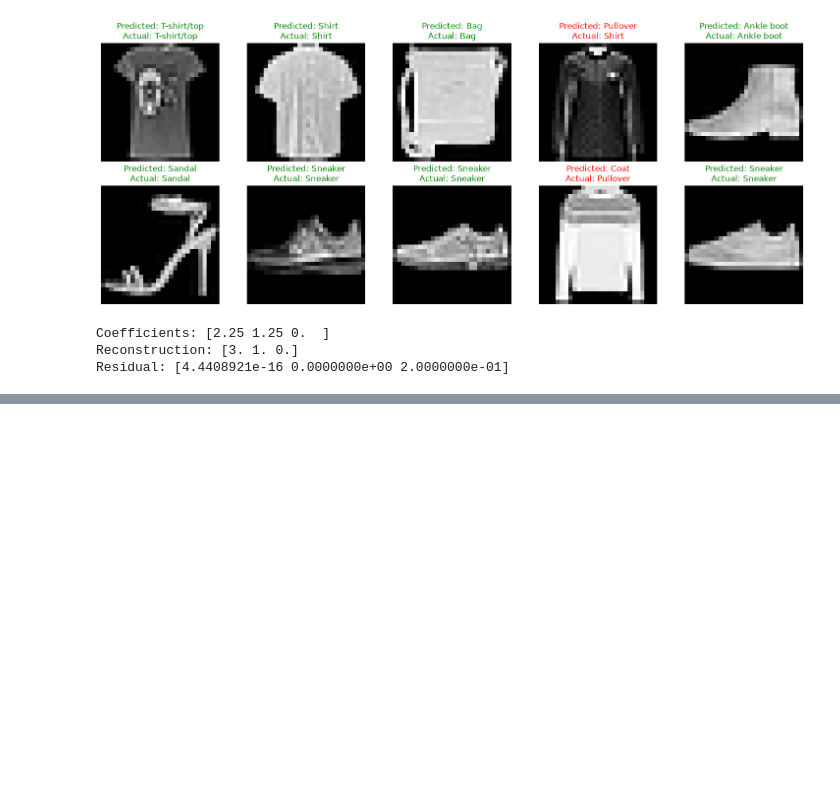
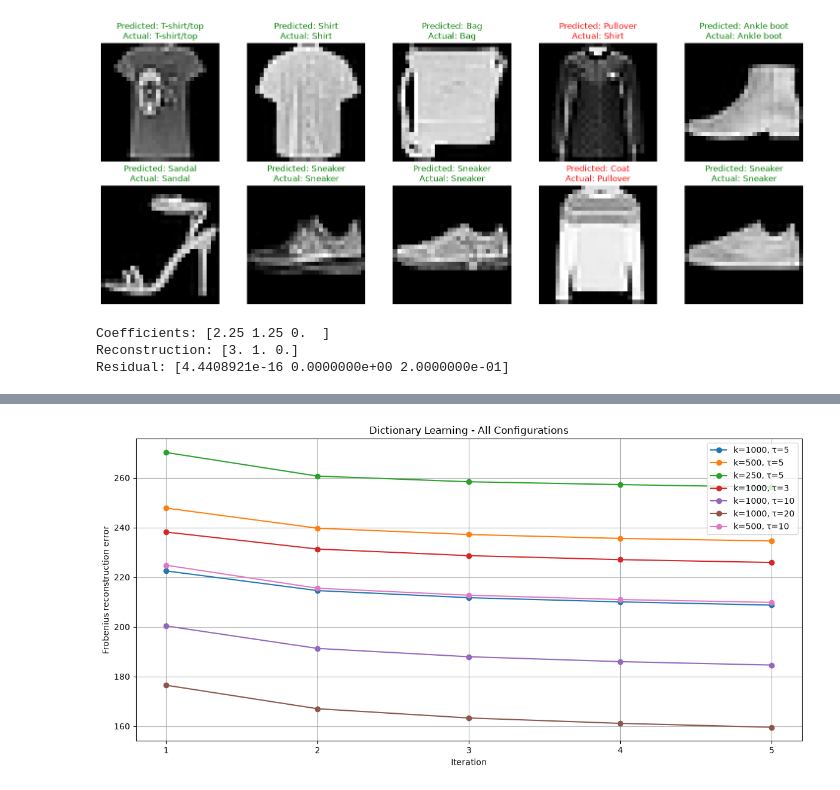
Before and after one commit to rigozu9/Matrix-and-Tensor-Techniques-for-DS, a Jupyter notebook: lab4/lab4.ipynb, the cells around one changed output, grey strips where cells are left out. Cells and saved outputs as stored; diff of their text form; code cells hidden in the pictures; blank space fills up the shorter version.

```diff
--- a/lab4/lab4.ipynb
+++ b/lab4/lab4.ipynb
@@ -638,0 +928,52 @@ Residual: [4.4408921e-16 0.0000000e+00 2.0000000e-01]
+# %%
+training_errors = {
+    "k=1000, τ=5": [
+        222.492041, 214.580637, 211.715473,
+        210.034560, 208.733375
+    ],
+    "k=500, τ=5": [
+        247.801649, 239.694581, 237.147185,
+        235.575259, 234.570452
+    ],
+    "k=250, τ=5": [
+        270.171567, 260.678674, 258.391399,
+        257.237846, 256.270503
+    ],
+    "k=1000, τ=3": [
+        238.137586, 231.309687, 228.639686,
+        227.038704, 225.891229
+    ],
+    "k=1000, τ=10": [
+        200.340996, 191.294586, 187.943932,
+        185.969636, 184.587231
+    ],
+    "k=1000, τ=20": [
+        176.478006, 167.009998, 163.287230,
+        161.120652, 159.549243
+    ],
+    "k=500, τ=10": [
+        224.787198, 215.525065, 212.711988,
+        210.967145, 209.825861
+    ]
+}
+
+plt.figure(figsize=(12, 6))
+
+for config, history in training_errors.items():
+    plt.plot(
+        range(1, len(history) + 1),
+        history,
+        marker="o",
+        label=config
+    )
+
+plt.xlabel("Iteration")
+plt.ylabel("Frobenius reconstruction error")
+plt.title("Dictionary Learning - All Configurations")
+plt.xticks(range(1, 6))
+plt.legend()
+plt.grid()
+plt.tight_layout()
+plt.show()
+# %% [output]
+[figure, added]
```
Also changed, not shown: parts of 14 cells of this notebook.
